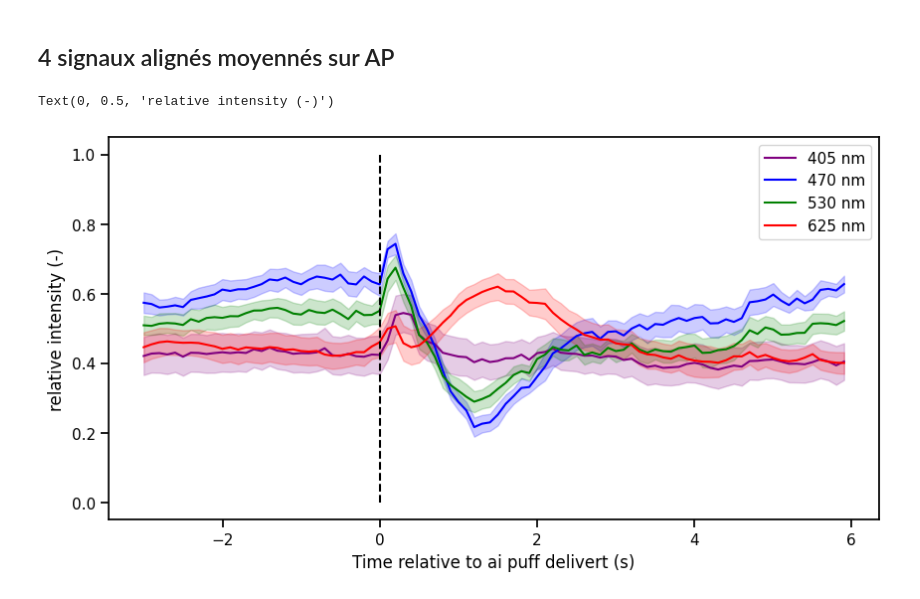
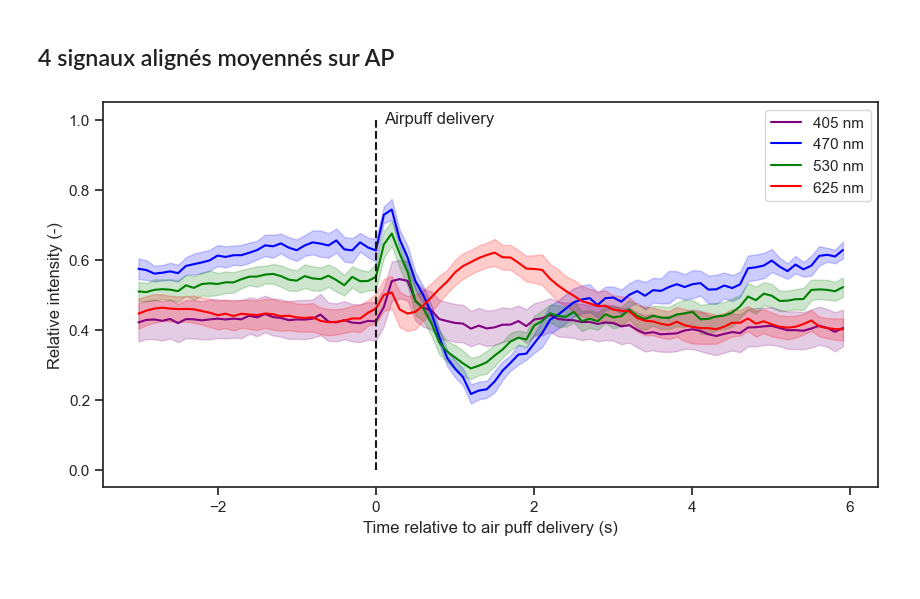
Before and after one commit to Laboratory-of-Vincent-Breton-Provencher/Widefield-Imaging-Acquisition, a Jupyter notebook: analysisPipeline/quickPlots.ipynb, the cells around one changed output. Drawn from its saved outputs; the diff is of its cells as text; code cells hidden in the pictures; blank space fills up the shorter version.

```diff
--- a/analysisPipeline/quickPlots.ipynb
+++ b/analysisPipeline/quickPlots.ipynb
@@ -144,42 +145,50 @@ times = (violet_t, blue_t, green_t, red_t)
 sigs = (violet, blue, green, red)
 cols = ('purple', 'blue', 'green', 'red')
 legs = ('405 nm', '470 nm', '530 nm', '625 nm')
+
+# times = ( blue_t, violet_t,green_t, red_t)
+# sigs = ( blue, violet,green, red)
+# # cols = ( 'blue','purple', 'green', 'red')
+# cols = ('lightcyan', 'plum', 'honeydew', 'pink')
+# legs = ( '470 nm','405 nm', '530 nm', '625 nm')
 
 inf = 30
 sup = 60
 
 # avg_data = np.mean(aligned_data, axis=0)
 # std_data = sem(aligned_data, axis=0)
 
 fig = plt.figure(figsize=(10, 5))
+
+sns.set_theme(style='ticks')
 
 for time, sig, col, leg in zip(times, sigs, cols, legs):
   # AP
   AP_idx = []
   nChannels=5
   AP_begin = 5
   percycle=15
   FPSc = FPS/nChannels
   framespcycles = int(FPSc*percycle)
   ncycles = int(len(time)//framespcycles)
   AP_times = np.array(list(range(ncycles)))*15+5
   for ti in AP_times:
       AP_idx.append(np.argmin(np.absolute(time-ti)))
   # Data
   aligned_data = np.zeros((len(AP_idx), inf+sup))
   for i in range(len(AP_idx)):
     aligned_data[i,:] = sig[int(AP_idx[i]-inf):int(AP_idx[i]+sup)]
   avg_data = np.mean(aligned_data, axis=0)
   std_data = sem(aligned_data, axis=0)
   plt.plot(time[AP_idx[0]-inf:AP_idx[0]+sup]-time[AP_idx[0]], avg_data, color=col, label=leg)
   plt.fill_between(time[AP_idx[0]-inf:AP_idx[0]+sup]-time[AP_idx[0]], avg_data-std_data, avg_data+std_data, alpha=0.2, color=col)
-
+# sns.despine()
 plt.legend()
+plt.text(0.1, 0.99, 'Airpuff delivery')
 plt.vlines(0, 0, 1, color='k', linestyles='--')
-plt.xlabel('Time relative to ai puff delivert (s)')
-plt.ylabel('relative intensity (-)')
+plt.xlabel('Time relative to air puff delivery (s)')
+plt.ylabel('Relative intensity (-)')
 # plt.savefig('4sigaligned.png', dpi=600)
-# plt.show()
+plt.show()
 # %% [output]
-Text(0, 0.5, 'relative intensity (-)')
-[figure, old version]
+[figure, new version]
```
Also changed, not shown: parts of 4 cells of this notebook, 1 other file.
